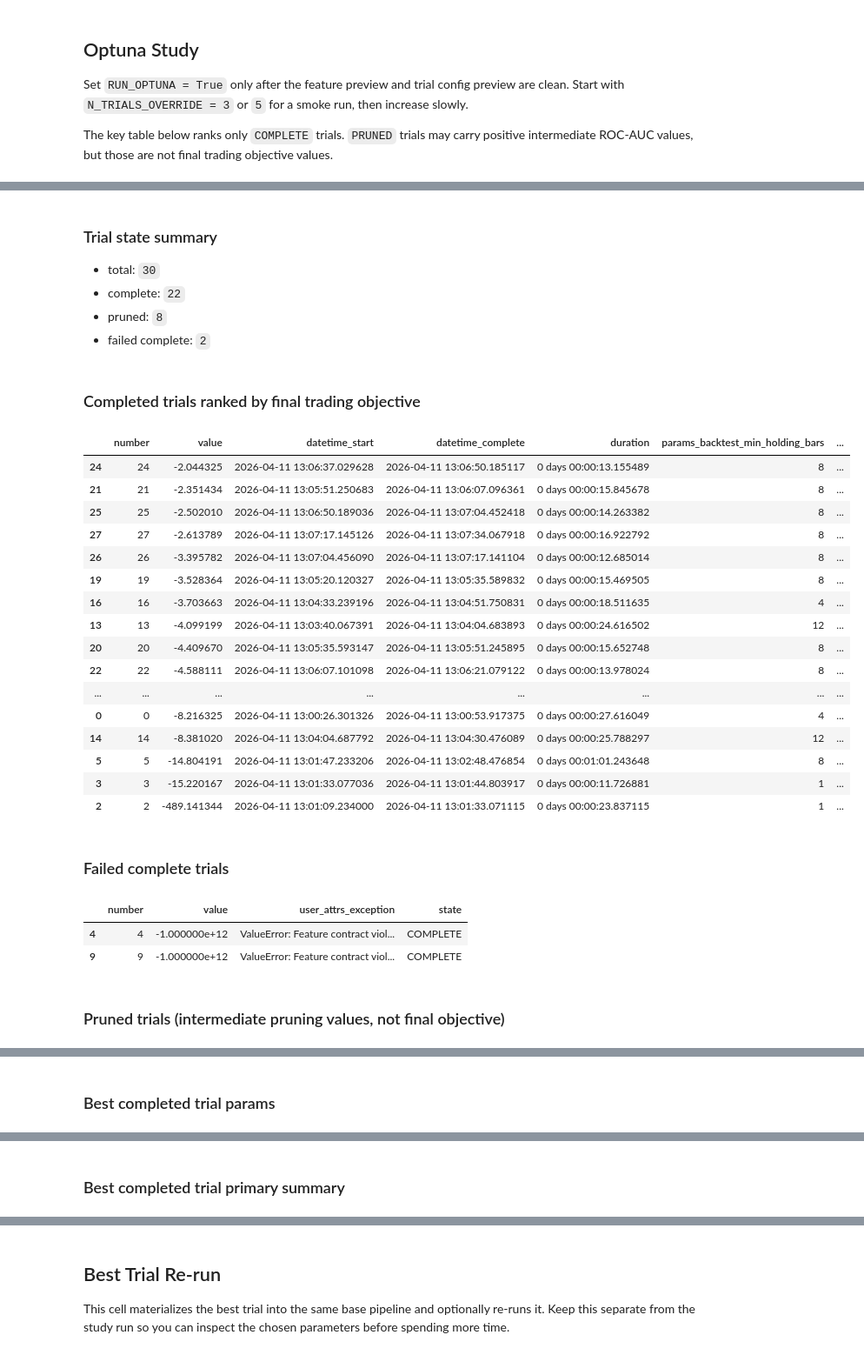
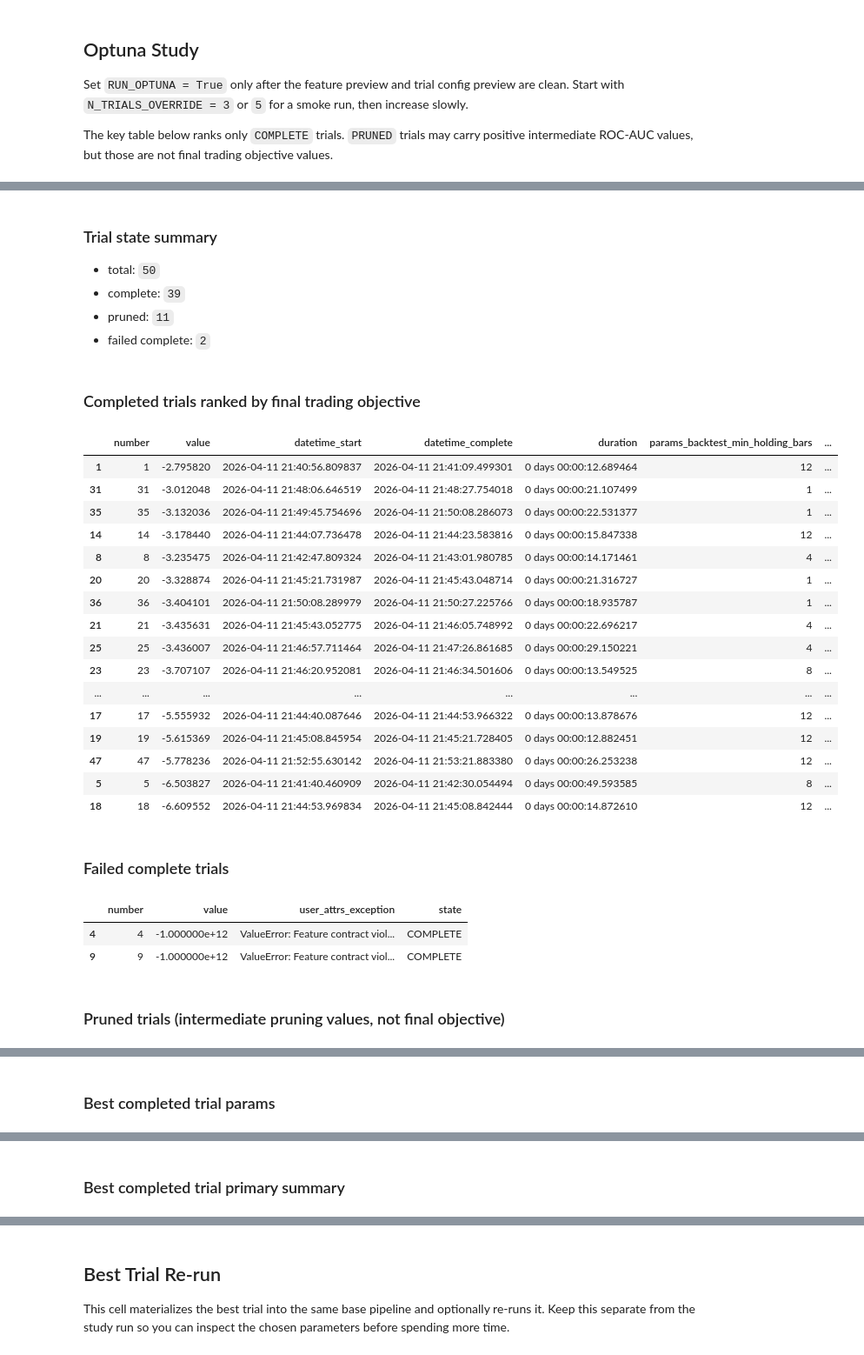
Before and after one commit to AFoivos/systematic_trading_framework, a Jupyter notebook: notebooks/optuna_shock_meta_xgboost_lab.ipynb, the cells around one changed output, grey strips where cells are left out. Shown at 87% size. Saved outputs shown, nothing was run; the diff lists cells and outputs as text; code cells hidden in the pictures.

```diff
--- a/notebooks/optuna_shock_meta_xgboost_lab.ipynb
+++ b/notebooks/optuna_shock_meta_xgboost_lab.ipynb
@@ -64,7 +64,7 @@ RUN_BASELINE = True
 RUN_OPTUNA = True
 RUN_BEST_TRIAL = True
 BASELINE_SAMPLE_ROWS = 2_500
-N_TRIALS_OVERRIDE = 30  # None uses study.n_trials from the Optuna YAML.
+N_TRIALS_OVERRIDE = 50  # None uses study.n_trials from the Optuna YAML.
 
 with OPTUNA_SPEC_PATH.open('r', encoding='utf-8') as handle:
     OPTUNA_SPEC = yaml.safe_load(handle) or {}
@@ -512,7 +512,13 @@ if RUN_OPTUNA:
         n_jobs=int(STUDY_CFG.get('n_jobs', 1)),
         logging_enabled=bool(STUDY_CFG.get('logging_enabled', False)),
         catch_exceptions=bool(STUDY_CFG.get('catch_exceptions', True)),
+        report_output_dir=BASE_CFG.get('logging', {}).get('output_dir', repo_root / 'logs/experiments'),
+        report_run_name=f"optuna_{STUDY_CFG.get('study_name') or BASE_CONFIG_PATH.stem}",
     )
+    report_artifacts = study.user_attrs.get('report_artifacts', {})
+    if report_artifacts:
+        report_path = Path(report_artifacts['report'])
+        display(Markdown(f"### Optuna report written\n`{report_path.relative_to(repo_root) if report_path.is_relative_to(repo_root) else report_path}`"))
     trials_df = study.trials_dataframe()
     state = trials_df['state'].astype(str) if 'state' in trials_df.columns else pd.Series('', index=trials_df.index)
     completed_trials_df = trials_df.loc[state.eq('COMPLETE')].copy()
@@ -568,26 +574,26 @@ else:
 ### Trial state summary
-- total: `30`
-- complete: `22`
-- pruned: `8`
+- total: `50`
+- complete: `39`
+- pruned: `11`
 - failed complete: `2`
 ### Completed trials ranked by final trading objective
 |  | number | value | datetime_start | datetime_complete | duration | params_backtest_min_holding_bars | ... |
-| 24 | 24 | -2.044325 | 2026-04-11 13:06:37.029628 | 2026-04-11 13:06:50.185117 | 0 days 00:00:13.155489 | 8 | ... |
-| 21 | 21 | -2.351434 | 2026-04-11 13:05:51.250683 | 2026-04-11 13:06:07.096361 | 0 days 00:00:15.845678 | 8 | ... |
-| 25 | 25 | -2.502010 | 2026-04-11 13:06:50.189036 | 2026-04-11 13:07:04.452418 | 0 days 00:00:14.263382 | 8 | ... |
-| 27 | 27 | -2.613789 | 2026-04-11 13:07:17.145126 | 2026-04-11 13:07:34.067918 | 0 days 00:00:16.922792 | 8 | ... |
-| 26 | 26 | -3.395782 | 2026-04-11 13:07:04.456090 | 2026-04-11 13:07:17.141104 | 0 days 00:00:12.685014 | 8 | ... |
-| 19 | 19 | -3.528364 | 2026-04-11 13:05:20.120327 | 2026-04-11 13:05:35.589832 | 0 days 00:00:15.469505 | 8 | ... |
-| 16 | 16 | -3.703663 | 2026-04-11 13:04:33.239196 | 2026-04-11 13:04:51.750831 | 0 days 00:00:18.511635 | 4 | ... |
-| 13 | 13 | -4.099199 | 2026-04-11 13:03:40.067391 | 2026-04-11 13:04:04.683893 | 0 days 00:00:24.616502 | 12 | ... |
-| 20 | 20 | -4.409670 | 2026-04-11 13:05:35.593147 | 2026-04-11 13:05:51.245895 | 0 days 00:00:15.652748 | 8 | ... |
-| 22 | 22 | -4.588111 | 2026-04-11 13:06:07.101098 | 2026-04-11 13:06:21.079122 | 0 days 00:00:13.978024 | 8 | ... |
+| 1 | 1 | -2.795820 | 2026-04-11 21:40:56.809837 | 2026-04-11 21:41:09.499301 | 0 days 00:00:12.689464 | 12 | ... |
+| 31 | 31 | -3.012048 | 2026-04-11 21:48:06.646519 | 2026-04-11 21:48:27.754018 | 0 days 00:00:21.107499 | 1 | ... |
+| 35 | 35 | -3.132036 | 2026-04-11 21:49:45.754696 | 2026-04-11 21:50:08.286073 | 0 days 00:00:22.531377 | 1 | ... |
+| 14 | 14 | -3.178440 | 2026-04-11 21:44:07.736478 | 2026-04-11 21:44:23.583816 | 0 days 00:00:15.847338 | 12 | ... |
+| 8 | 8 | -3.235475 | 2026-04-11 21:42:47.809324 | 2026-04-11 21:43:01.980785 | 0 days 00:00:14.171461 | 4 | ... |
+| 20 | 20 | -3.328874 | 2026-04-11 21:45:21.731987 | 2026-04-11 21:45:43.048714 | 0 days 00:00:21.316727 | 1 | ... |
+| 36 | 36 | -3.404101 | 2026-04-11 21:50:08.289979 | 2026-04-11 21:50:27.225766 | 0 days 00:00:18.935787 | 1 | ... |
+| 21 | 21 | -3.435631 | 2026-04-11 21:45:43.052775 | 2026-04-11 21:46:05.748992 | 0 days 00:00:22.696217 | 4 | ... |
+| 25 | 25 | -3.436007 | 2026-04-11 21:46:57.711464 | 2026-04-11 21:47:26.861685 | 0 days 00:00:29.150221 | 4 | ... |
+| 23 | 23 | -3.707107 | 2026-04-11 21:46:20.952081 | 2026-04-11 21:46:34.501606 | 0 days 00:00:13.549525 | 8 | ... |
 | ... | ... | ... | ... | ... | ... | ... | ... |
-| 0 | 0 | -8.216325 | 2026-04-11 13:00:26.301326 | 2026-04-11 13:00:53.917375 | 0 days 00:00:27.616049 | 4 | ... |
-| 14 | 14 | -8.381020 | 2026-04-11 13:04:04.687792 | 2026-04-11 13:04:30.476089 | 0 days 00:00:25.788297 | 12 | ... |
-| 5 | 5 | -14.804191 | 2026-04-11 13:01:47.233206 | 2026-04-11 13:02:48.476854 | 0 days 00:01:01.243648 | 8 | ... |
-| 3 | 3 | -15.220167 | 2026-04-11 13:01:33.077036 | 2026-04-11 13:01:44.803917 | 0 days 00:00:11.726881 | 1 | ... |
-| 2 | 2 | -489.141344 | 2026-04-11 13:01:09.234000 | 2026-04-11 13:01:33.071115 | 0 days 00:00:23.837115 | 1 | ... |
+| 17 | 17 | -5.555932 | 2026-04-11 21:44:40.087646 | 2026-04-11 21:44:53.966322 | 0 days 00:00:13.878676 | 12 | ... |
+| 19 | 19 | -5.615369 | 2026-04-11 21:45:08.845954 | 2026-04-11 21:45:21.728405 | 0 days 00:00:12.882451 | 12 | ... |
+| 47 | 47 | -5.778236 | 2026-04-11 21:52:55.630142 | 2026-04-11 21:53:21.883380 | 0 days 00:00:26.253238 | 12 | ... |
+| 5 | 5 | -6.503827 | 2026-04-11 21:41:40.460909 | 2026-04-11 21:42:30.054494 | 0 days 00:00:49.593585 | 8 | ... |
+| 18 | 18 | -6.609552 | 2026-04-11 21:44:53.969834 | 2026-04-11 21:45:08.842444 | 0 days 00:00:14.872610 | 12 | ... |
 ### Failed complete trials
 |  | number | value | user_attrs_exception | state |
 | 4 | 4 | -1.000000e+12 | ValueError: Feature contract viol... | COMPLETE |
```
Also changed, not shown: parts of 12 cells of this notebook, 7 other files.
